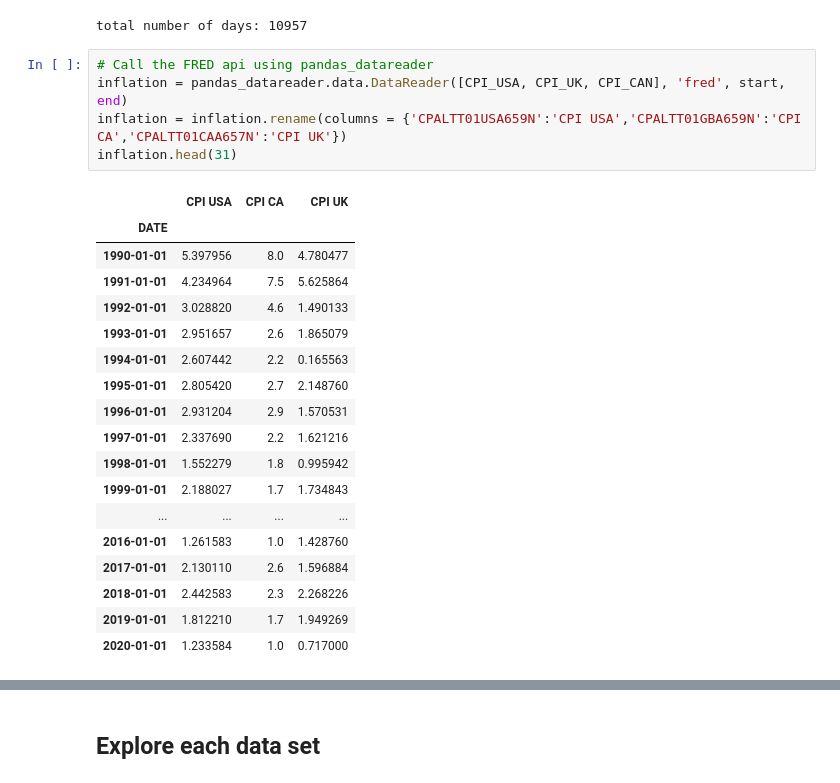
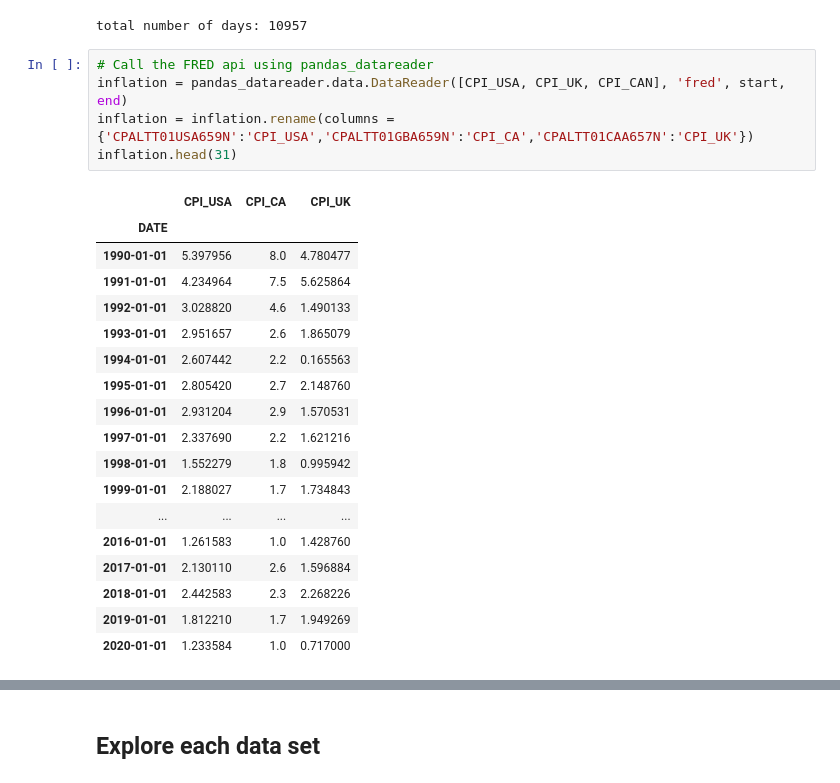
Before and after one commit to NumEconCopenhagen/projects-2024-kbh-herning, a Jupyter notebook: dataproject/dataproject.ipynb, the cells around one changed output, grey strips where cells are left out. Cells and saved outputs as stored; diff of their text form.

```diff
--- a/dataproject/dataproject.ipynb
+++ b/dataproject/dataproject.ipynb
@@ -69,10 +69,10 @@ total number of days: 10957
 # %%
 # Call the FRED api using pandas_datareader
 inflation = pandas_datareader.data.DataReader([CPI_USA, CPI_UK, CPI_CAN], 'fred', start, end)
-inflation = inflation.rename(columns = {'CPALTT01USA659N':'CPI USA','CPALTT01GBA659N':'CPI CA','CPALTT01CAA657N':'CPI UK'})
+inflation = inflation.rename(columns = {'CPALTT01USA659N':'CPI_USA','CPALTT01GBA659N':'CPI_CA','CPALTT01CAA657N':'CPI_UK'})
 inflation.head(31)
 # %% [output]
-|  | CPI USA | CPI CA | CPI UK |
+|  | CPI_USA | CPI_CA | CPI_UK |
 | DATE |  |  |  |
 | 1990-01-01 | 5.397956 | 8.0 | 4.780477 |
 | 1991-01-01 | 4.234964 | 7.5 | 5.625864 |
```
Also changed, not shown: parts of 4 cells of this notebook.
